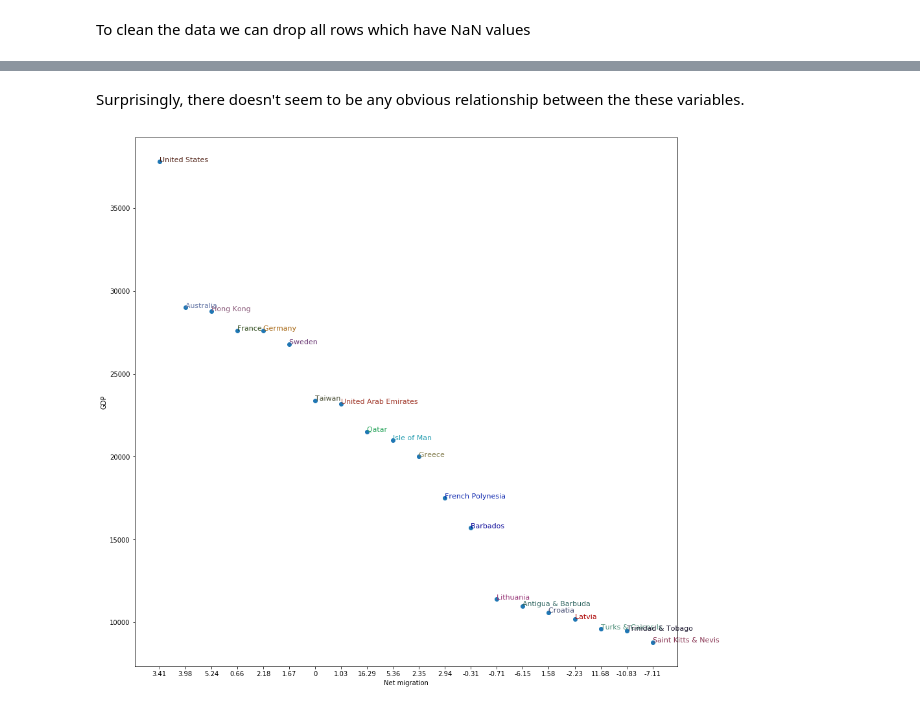
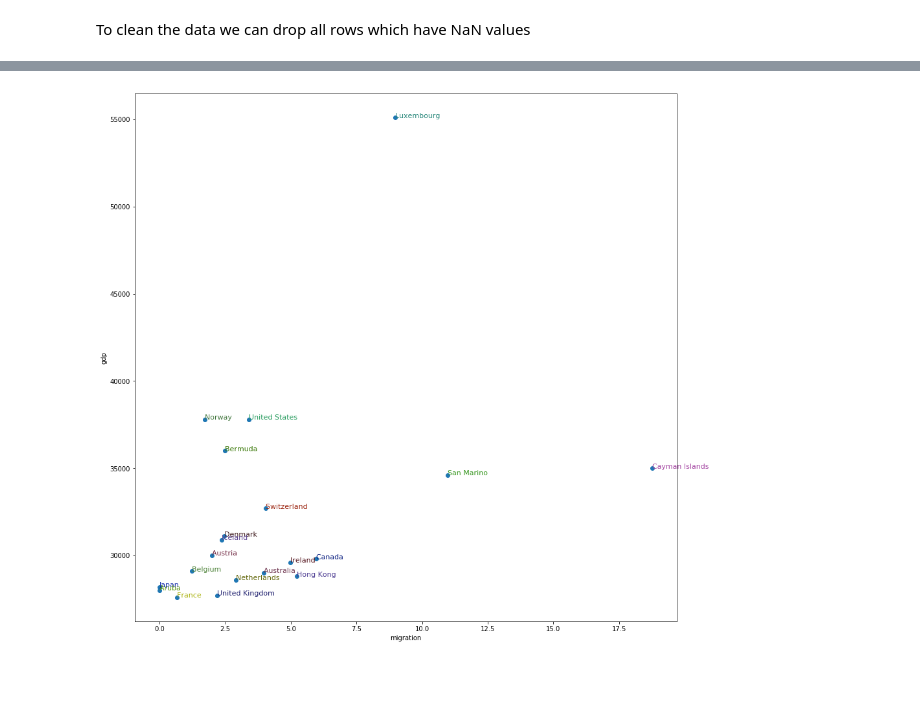
Before and after one commit to tallpress/fastai, a Jupyter notebook: practice_data_vis.ipynb, the cells around one changed output, grey strips where cells are left out. Drawn from its saved outputs; the diff is of its cells as text; code cells hidden in the pictures; blank space fills up the shorter version.

```diff
--- a/practice_data_vis.ipynb
+++ b/practice_data_vis.ipynb
@@ -82,10 +93,2 @@ df.head()
 # %% [markdown]
 Some of the columns' values are strings using , as the decimal point, we need to reformat this so python can read the values.
-# %%
-cols_not_to_fmt = [
-    'Country', 'Population', 'Region', 'Area (sq. mi.)', 'GDP ($ per capita)',
-    'Climate']
-
-df = df.apply(lambda x: x.str.replace(',','.')
-              if x.name not in cols_not_to_fmt else x)
-df.head()
@@ -101,7 +141,7 @@ df.head()
 # %% [markdown]
 Let us have a look at GDP vs Net migration as an intial "easy" plot
 # %%
-gdp_mig_df = df[['Country', 'Net migration', 'GDP ($ per capita)']]
+gdp_mig_df = df[['country', 'migration', 'gdp']]
 # %%
 gdp_mig_df.head()
 # %% [output]
@@ -114,17 +154,18 @@ gdp_mig_df.head()
 # %% [markdown]
 To clean the data we can drop all rows which have NaN values
 # %%
-clean_gdp_mig_df = gdp_mig_df.dropna().sample(50)
+clean_gdp_mig_df = gdp_mig_df.dropna()
 # %%
-X = clean_gdp_mig_df['Net migration']
-Y = clean_gdp_mig_df['GDP ($ per capita)']
+sample = clean_gdp_mig_df.sample(50)
+X = sample['migration']
+Y = sample['gdp']
 
 plt.figure(figsize=(15,15))
 plt.scatter(X, Y)
-for i, x, y in zip(clean_gdp_mig_df['Country'], X, Y):
+for i, x, y in zip(sample['country'], X, Y):
   n = np.random.rand(3)*0.7
   plt.text(x,y,i, color=n, fontsize=11)
-plt.xlabel("Net migration")
-plt.ylabel("GDP")
+plt.xlabel("migration")
+plt.ylabel("gdp")
 plt.show()
 # %% [output]
@@ -132,17 +173,15 @@ plt.show()
-# %% [markdown]
-Surprisingly, there doesn't seem to be any obvious relationship between the these variables.
 # %%
-richest = clean_gdp_mig_df.nlargest(20, 'GDP ($ per capita)')
-X = richest['Net migration']
-Y = richest['GDP ($ per capita)']
+richest = clean_gdp_mig_df.nlargest(20, 'gdp')
+X = richest['migration']
+Y = richest['gdp']
 
 plt.figure(figsize=(15,15))
 plt.scatter(X, Y)
-for i, x, y in zip(richest['Country'], X, Y):
+for i, x, y in zip(richest['country'], X, Y):
   n = np.random.rand(3)*0.7
   plt.text(x,y,i, color=n, fontsize=11)
-plt.xlabel("Net migration")
-plt.ylabel("GDP")
+plt.xlabel("migration")
+plt.ylabel("gdp")
 plt.show()
 # %% [output]
-[figure, old version]
+[figure, new version]
```
Also changed, not shown: parts of 14 cells of this notebook.
